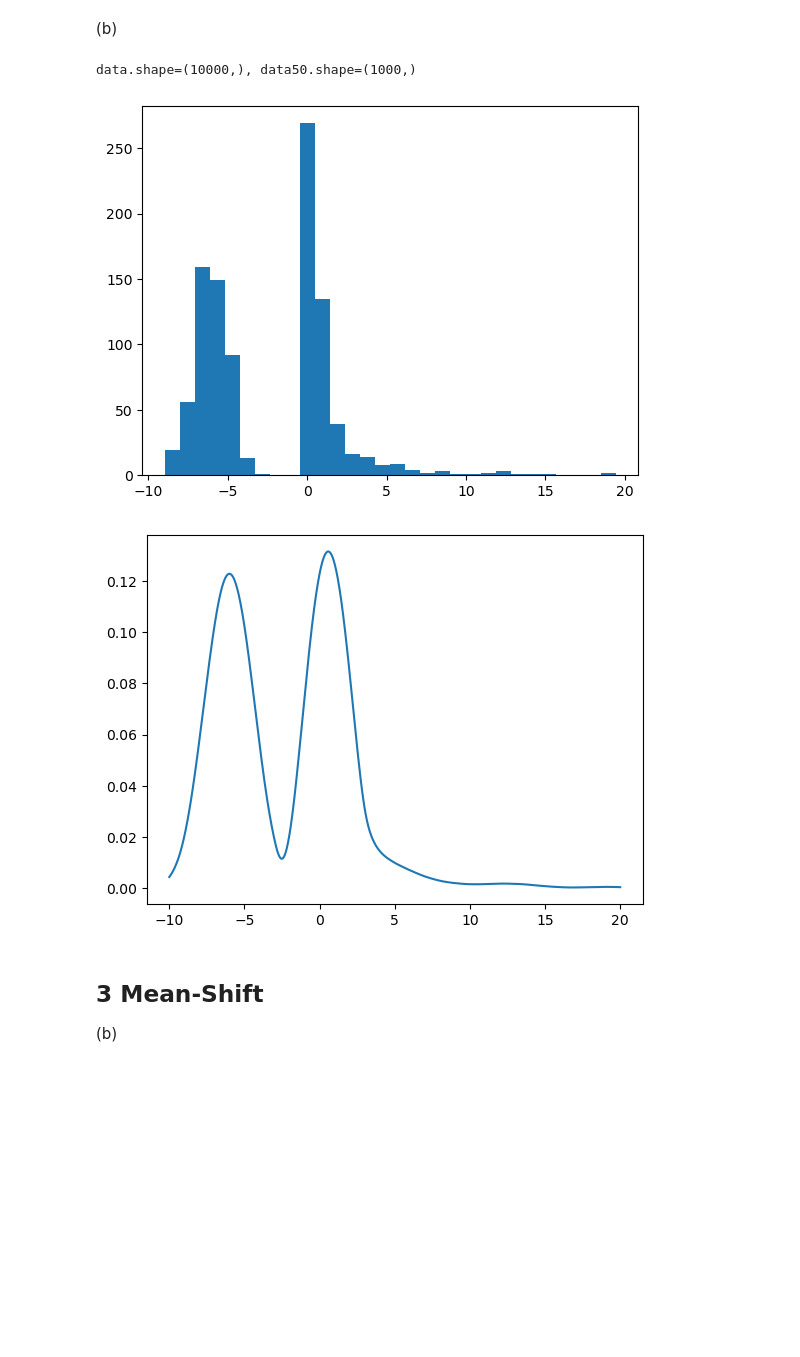
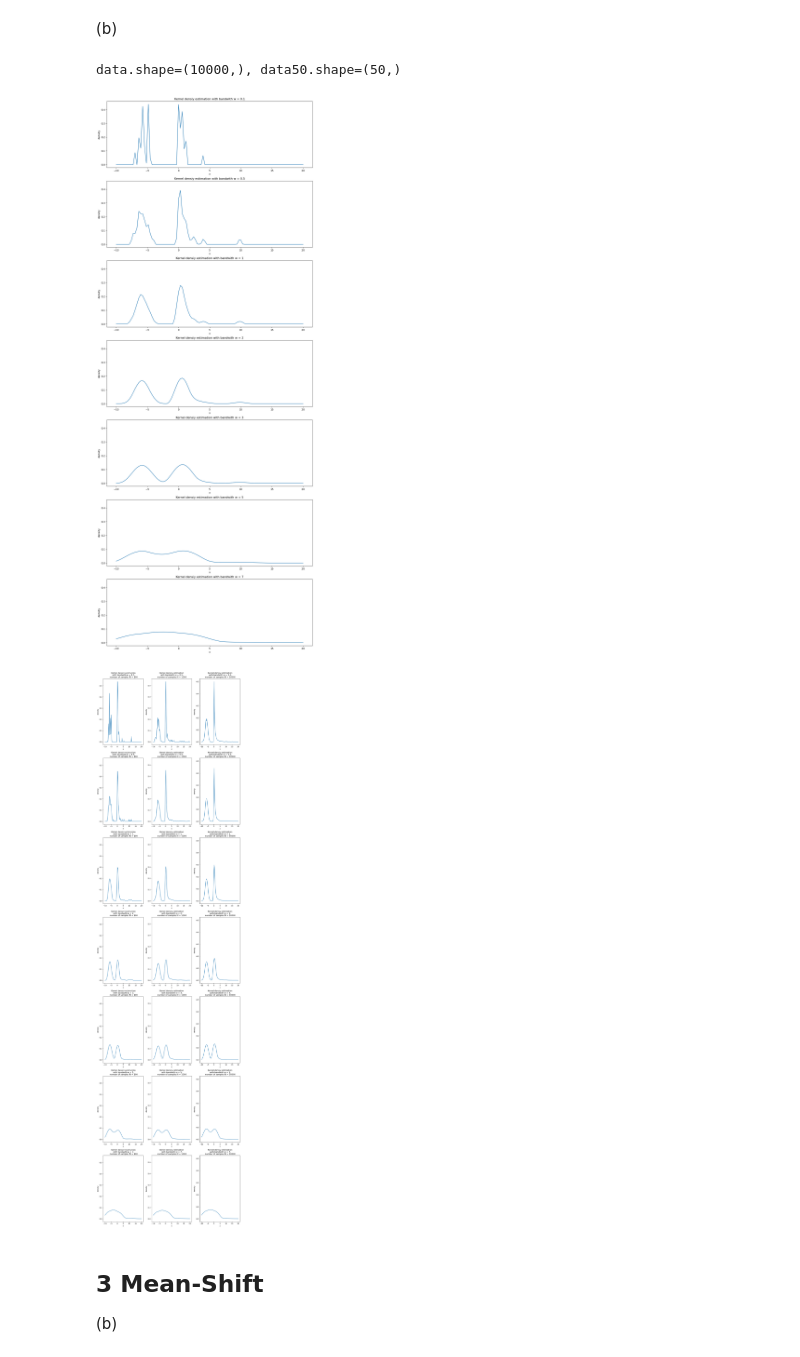
Before and after one commit to emironovich/mlph_w24, a Jupyter notebook: sheet02/sheet02.ipynb, the cells around one changed output. Cells and saved outputs as stored; diff of their text form; code cells hidden in the pictures; blank space fills up the shorter version.

```diff
--- a/sheet02/sheet02.ipynb
+++ b/sheet02/sheet02.ipynb
@@ -24,23 +27,48 @@ plt.show()
 # %% [markdown]
 (b)
-# %%
-# load the data
-data = np.load("data/samples.npy")
-data50 = data[:10000]
-print(f'{data.shape=}, {data50.shape=}')
-plt.hist(data50, 30)
-plt.show()
-
-w = 3
-x = np.linspace(-10, 20, 1000)
-y = [sum([biweight(graph_x, data_x, w) for data_x in data50 if abs(graph_x - data_x) <= w] ) / data50.shape[0] for graph_x in x ]
-
-plt.plot(x, y)
-plt.show()
-# %% [output]
-data.shape=(10000,), data50.shape=(1000,)
-[figure, removed]
-[figure, removed]
+# %%
+# load the data
+data = np.load("data/samples.npy")
+data50 = data[:50]
+print(f'{data.shape=}, {data50.shape=}')
+
+ws = [0.1, 0.5, 1, 2, 3, 5, 7]
+
+fig, ax = plt.subplots(len(ws), 1, sharey='col')
+
+for i, w in zip(range(len(ws)), ws):
+    x = np.linspace(-10, 20, 100)
+    y = [sum([biweight(graph_x, data_x, w) for data_x in data50 if abs(graph_x - data_x) <= w] ) / data50.shape[0] for graph_x in x ]
+    ax[i].plot(x, y)
+    ax[i].set_xlabel('x')
+    ax[i].set_ylabel('density')
+    ax[i].set_title(f'Kernel densiy estimation with bandwith w = {w}')
+
+fig.set_figwidth(15)
+fig.set_figheight(40)
+plt.show()
+
+data_len = [100, 1000, 10000]
+
+fig, ax = plt.subplots(len(ws), len(data_len), sharey='col')
+
+for i, w in enumerate(ws):
+    for j, N in enumerate(data_len):
+        x = np.linspace(-10, 20, 100)
+        data_curr = data[:N]
+        y = [sum([biweight(graph_x, data_x, w) for data_x in data_curr if abs(graph_x - data_x) <= w] ) / N  for graph_x in x ]
+        ax[i, j].plot(x, y)
+        ax[i, j].set_xlabel('x')
+        ax[i, j].set_ylabel('density')
+        ax[i, j].set_title(f'Kernel densiy estimation\n with bandwith w = {w},\n number of samples N = {N}')
+
+fig.set_figwidth(15)
+fig.set_figheight(60)
+plt.show()
+# %% [output]
+data.shape=(10000,), data50.shape=(50,)
+[figure, added]
+[figure, added]
 # %%
 def kde(x, obs, w=1):
     # TODO: implement the KDE with the biweight kernel
```
Also changed, not shown: parts of 1 cell of this notebook.
